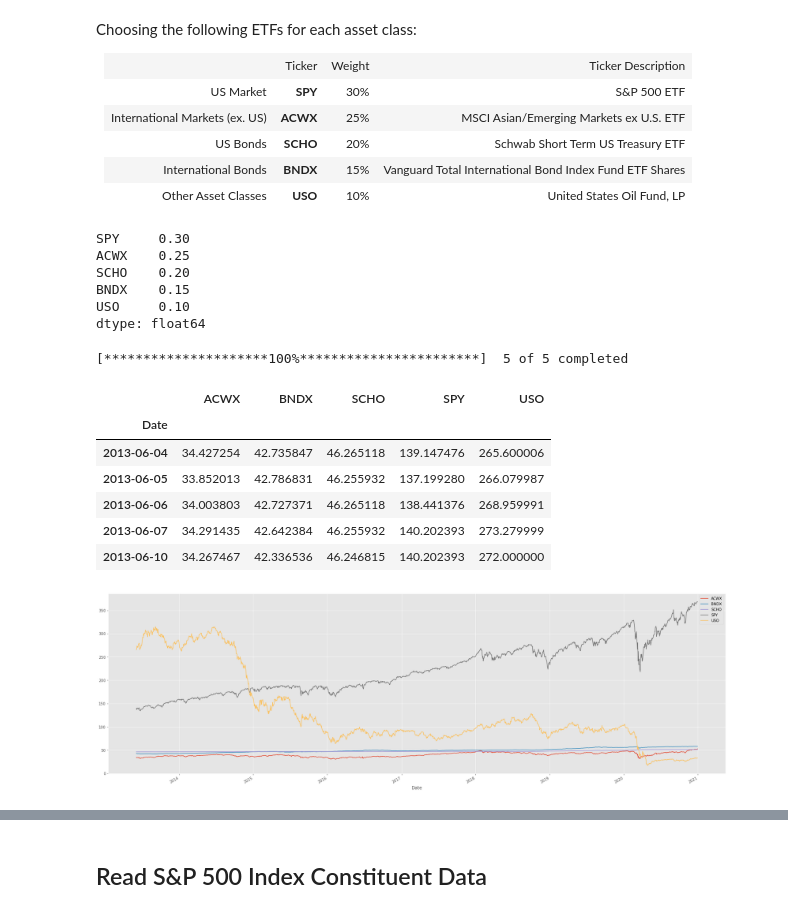
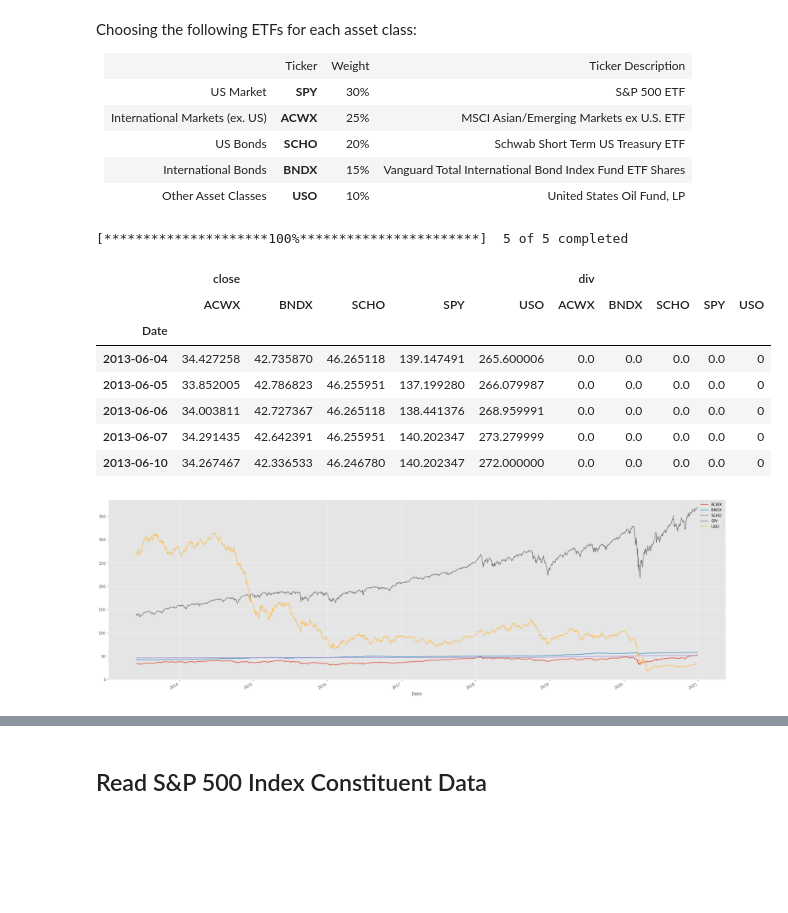
Before and after one commit to rohitashwachaks/finance, a Jupyter notebook: InvestmentStategies - Vito/HW3/portfolio.ipynb, the cells around one changed output, grey strips where cells are left out. Drawn from its saved outputs; the diff is of its cells as text; code cells hidden in the pictures; blank space fills up the shorter version.

```diff
--- a/InvestmentStategies - Vito/HW3/portfolio.ipynb
+++ b/InvestmentStategies - Vito/HW3/portfolio.ipynb
@@ -71,26 +88,24 @@ Choosing the following ETFs for each asset class:
 </table>
 # %%
 portfolio_tickers = ["SPY","ACWX","SCHO","BNDX","USO"]
-weights = pd.Series([0.30, 0.25, 0.20, 0.15, 0.10], index= portfolio_tickers)
-weights
+stocks = yf.Tickers(" ".join(portfolio_tickers))
+
+# weights = pd.Series([0.30, 0.25, 0.20, 0.15, 0.10], index= portfolio_tickers)
+# weights
-# %% [output]
-SPY     0.30
-ACWX    0.25
-SCHO    0.20
-BNDX    0.15
-USO     0.10
-dtype: float64
 # %%
-stock_data = yf.download(" ".join(portfolio_tickers), start="2010-01-01", end="2020-12-31")["Adj Close"].dropna()
-stock_data.plot(figsize = (30,10))
+stock_data = stocks.download(" ".join(portfolio_tickers), start="2010-01-01", end="2020-12-31")[["Close","Dividends"]].dropna()
+stock_data.rename({"Close":"close","Dividends":"div"}, axis  =1, inplace= True)
+stock_data["close"].plot(figsize = (30,10))
 stock_data.head()
+# stock_data["shares"] = stock_data.apply(lambda x: shares, axis = 1)
 # %% [output]
 [*********************100%***********************]  5 of 5 completed
-|  | ACWX | BNDX | SCHO | SPY | USO |
-| Date |  |  |  |  |  |
-| 2013-06-04 | 34.427254 | 42.735847 | 46.265118 | 139.147476 | 265.600006 |
-| 2013-06-05 | 33.852013 | 42.786831 | 46.255932 | 137.199280 | 266.079987 |
-| 2013-06-06 | 34.003803 | 42.727371 | 46.265118 | 138.441376 | 268.959991 |
-| 2013-06-07 | 34.291435 | 42.642384 | 46.255932 | 140.202393 | 273.279999 |
-| 2013-06-10 | 34.267467 | 42.336536 | 46.246815 | 140.202393 | 272.000000 |
+|  | close |  |  |  |  | div |  |  |  |  |
+|  | ACWX | BNDX | SCHO | SPY | USO | ACWX | BNDX | SCHO | SPY | USO |
+| Date |  |  |  |  |  |  |  |  |  |  |
+| 2013-06-04 | 34.427258 | 42.735870 | 46.265118 | 139.147491 | 265.600006 | 0.0 | 0.0 | 0.0 | 0.0 | 0 |
+| 2013-06-05 | 33.852005 | 42.786823 | 46.255951 | 137.199280 | 266.079987 | 0.0 | 0.0 | 0.0 | 0.0 | 0 |
+| 2013-06-06 | 34.003811 | 42.727367 | 46.265118 | 138.441376 | 268.959991 | 0.0 | 0.0 | 0.0 | 0.0 | 0 |
+| 2013-06-07 | 34.291435 | 42.642391 | 46.255951 | 140.202347 | 273.279999 | 0.0 | 0.0 | 0.0 | 0.0 | 0 |
+| 2013-06-10 | 34.267467 | 42.336533 | 46.246780 | 140.202347 | 272.000000 | 0.0 | 0.0 | 0.0 | 0.0 | 0 |
 [figure]
```
Also changed, not shown: parts of 45 cells of this notebook, 3 other files.
